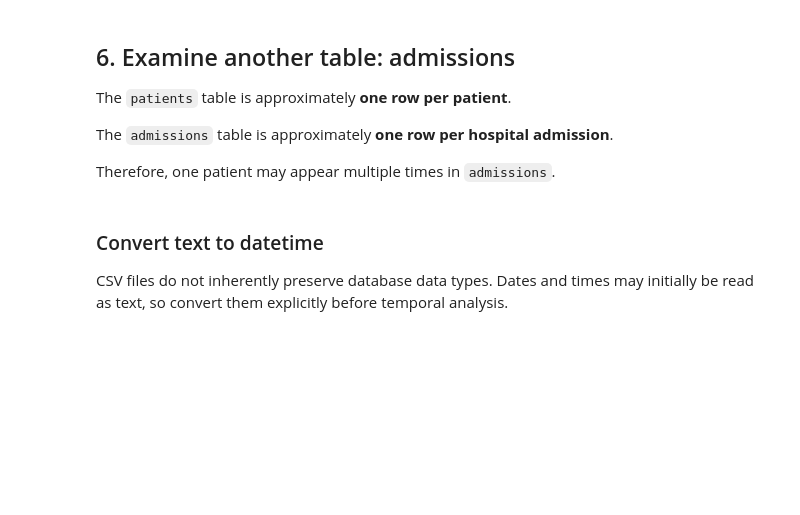
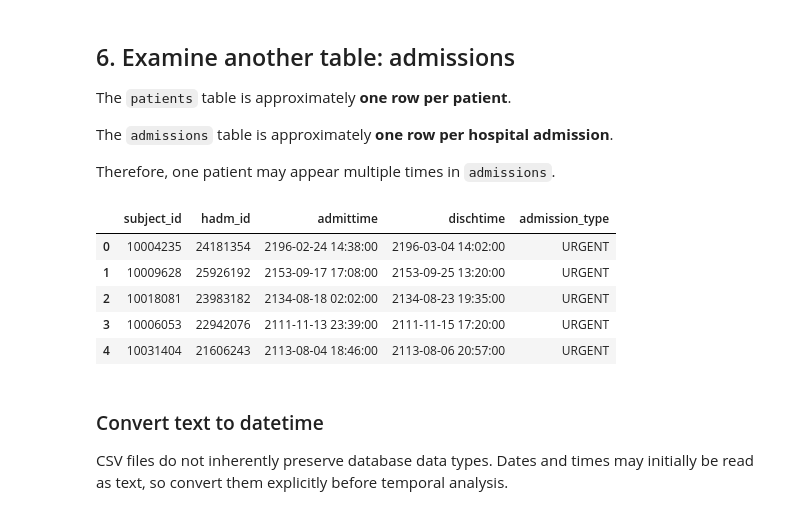
Before and after one commit to Health-informatics-Data-Analytics/hi5304-notebooks, a Jupyter notebook: learning/hi5312/notebooks/HI5312_MIMIC_IV_Getting_Started.ipynb, the cells around one changed output. Saved outputs shown, nothing was run; the diff lists cells and outputs as text; code cells hidden in the pictures; blank space fills up the shorter version.

```diff
--- a/learning/hi5312/notebooks/HI5312_MIMIC_IV_Getting_Started.ipynb
+++ b/learning/hi5312/notebooks/HI5312_MIMIC_IV_Getting_Started.ipynb
@@ -151,15 +176,32 @@ The `admissions` table is approximately **one row per hospital admission**.
 
 Therefore, one patient may appear multiple times in `admissions`.
 # %%
-admissions_file = HOSP_DIR / "admissions.csv.gz"
+import pandas as pd
 
+# Use the uncompressed CSV file
+admissions_file = HOSP_DIR / "admissions.csv"
+
+# Load the first 1,000 admission records
 admissions = pd.read_csv(
     admissions_file,
-    usecols=["subject_id", "hadm_id", "admittime", "dischtime", "admission_type"],
-    nrows=1000,
+    usecols=[
+        "subject_id",
+        "hadm_id",
+        "admittime",
+        "dischtime",
+        "admission_type"
+    ],
+    nrows=1000
 )
 
-admissions.head()
+display(admissions.head())
+# %% [output]
+|  | subject_id | hadm_id | admittime | dischtime | admission_type |
+| 0 | 10004235 | 24181354 | 2196-02-24 14:38:00 | 2196-03-04 14:02:00 | URGENT |
+| 1 | 10009628 | 25926192 | 2153-09-17 17:08:00 | 2153-09-25 13:20:00 | URGENT |
+| 2 | 10018081 | 23983182 | 2134-08-18 02:02:00 | 2134-08-23 19:35:00 | URGENT |
+| 3 | 10006053 | 22942076 | 2111-11-13 23:39:00 | 2111-11-15 17:20:00 | URGENT |
+| 4 | 10031404 | 21606243 | 2113-08-04 18:46:00 | 2113-08-06 20:57:00 | URGENT |
 # %% [markdown]
 ### Convert text to datetime
 
```
Also changed, not shown: parts of 12 cells of this notebook.
